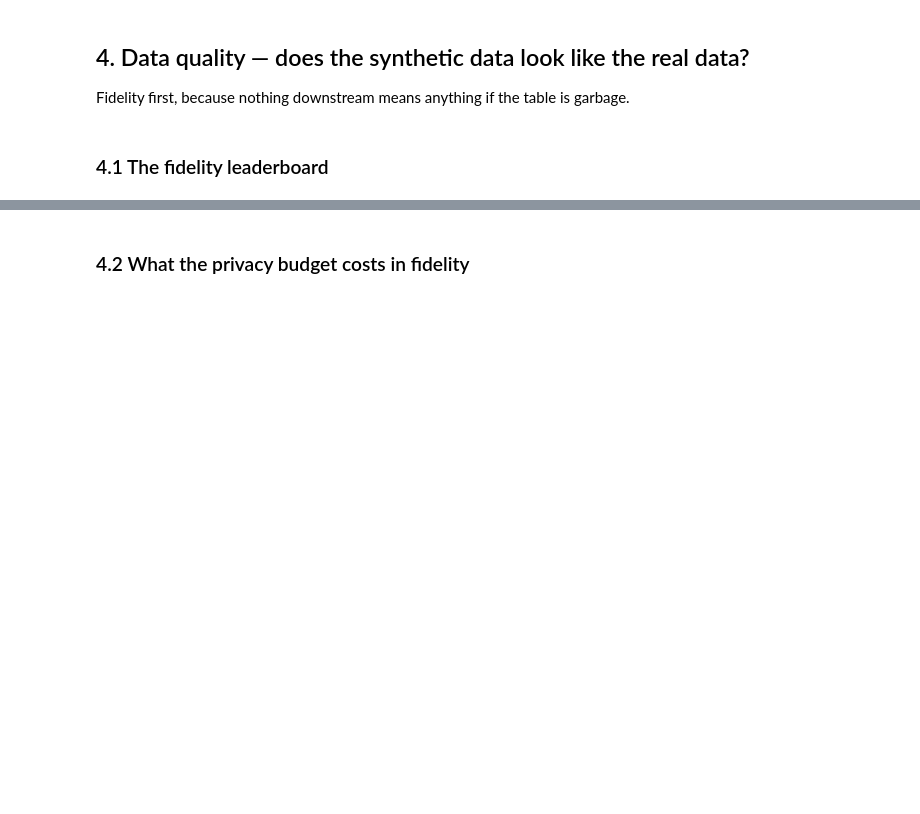
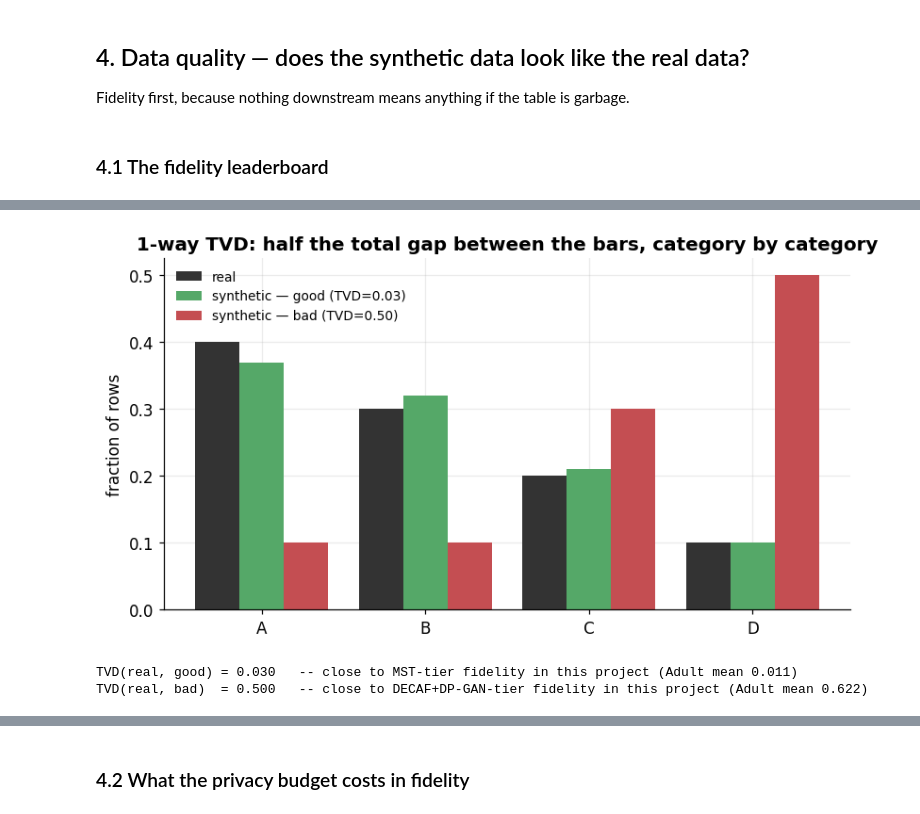
Before and after one commit to steveng9/CausalFairnessInSDG, a Jupyter notebook: report/CausalFairnessInSDG_findings.ipynb, the cells around one changed output, grey strips where cells are left out. Saved outputs shown, nothing was run; the diff lists cells and outputs as text; code cells hidden in the pictures; blank space fills up the shorter version.

```diff
--- a/report/CausalFairnessInSDG_findings.ipynb
+++ b/report/CausalFairnessInSDG_findings.ipynb
@@ -649,0 +728,29 @@ training length are not separable knobs. More on that in Sections 4.3c and 8.
+# %%
+# ---- 1-way TVD, worked example ----
+# A single toy column with 4 categories. 'real' is the true distribution;
+# 'good' and 'bad' are two synthetic attempts at reproducing it.
+cats = ['A', 'B', 'C', 'D']
+real_p  = np.array([0.40, 0.30, 0.20, 0.10])
+good_q  = np.array([0.37, 0.32, 0.21, 0.10])   # close
+bad_q   = np.array([0.10, 0.10, 0.30, 0.50])   # way off
+
+def tvd(p, q):
+    return 0.5 * np.abs(p - q).sum()
+
+fig, ax = plt.subplots(figsize=(7.5, 4.2))
+x = np.arange(len(cats)); w = 0.27
+ax.bar(x - w, real_p, w, label='real', color='#333333')
+ax.bar(x,     good_q, w, label='synthetic — good (TVD=%.2f)' % tvd(real_p, good_q), color='#55A868')
+ax.bar(x + w, bad_q,  w, label='synthetic — bad (TVD=%.2f)' % tvd(real_p, bad_q), color='#C44E52')
+ax.set_xticks(x); ax.set_xticklabels(cats)
+ax.set_ylabel('fraction of rows')
+ax.set_title('1-way TVD: half the total gap between the bars, category by category')
+ax.legend(fontsize=9, frameon=False)
+plt.tight_layout(); plt.show()
+
+print('TVD(real, good) = %.3f   -- close to MST-tier fidelity in this project (Adult mean 0.011)' % tvd(real_p, good_q))
+print('TVD(real, bad)  = %.3f   -- close to DECAF+DP-GAN-tier fidelity in this project (Adult mean 0.622)' % tvd(real_p, bad_q))
+# %% [output]
+[figure, added]
+TVD(real, good) = 0.030   -- close to MST-tier fidelity in this project (Adult mean 0.011)
+TVD(real, bad)  = 0.500   -- close to DECAF+DP-GAN-tier fidelity in this project (Adult mean 0.622)
```
Also changed, not shown: parts of 48 cells of this notebook, 3 other files.
